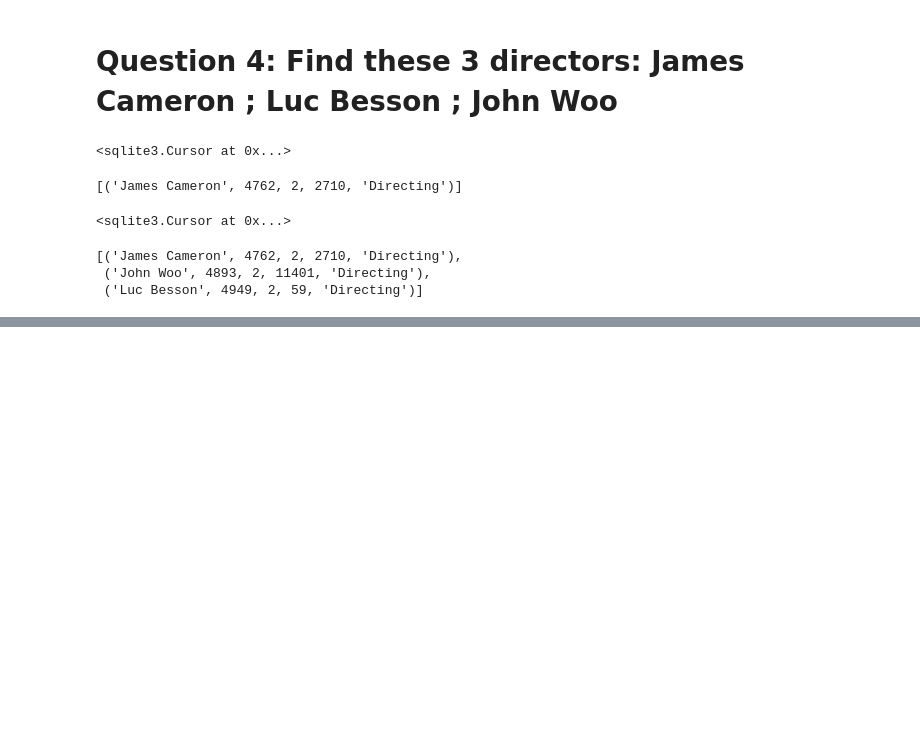
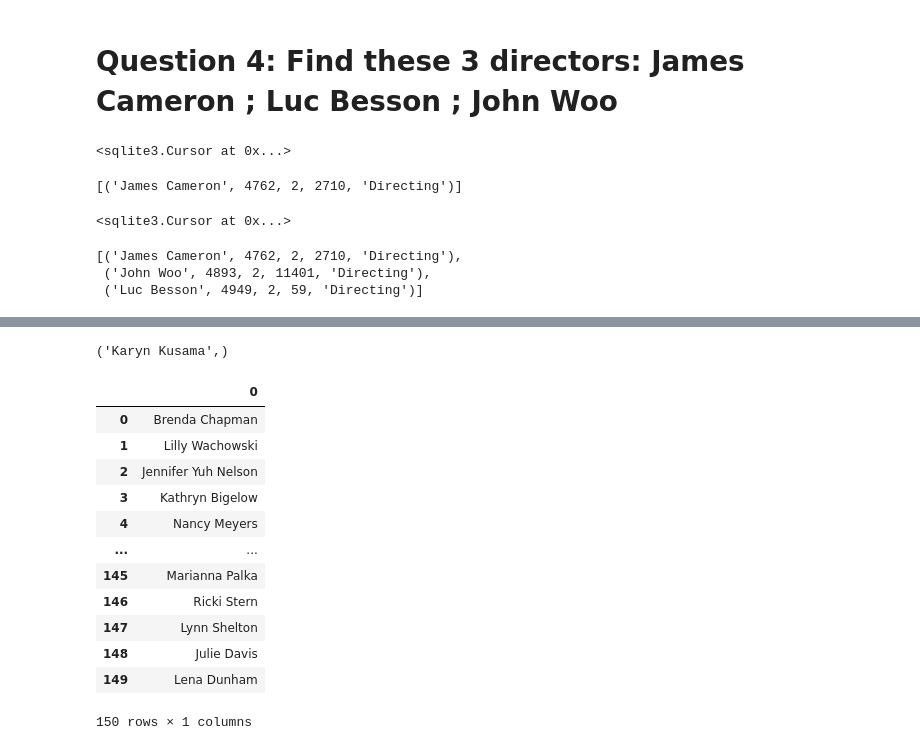
Before and after one commit to sujataprasad01/SQL-Query-IMDB-Dataset-Analysis, a Jupyter notebook: Project1_SQL_Query_IMDB_Dataset_Analysis.ipynb, the cells around one changed output, grey strips where cells are left out. Drawn from its saved outputs; the diff is of its cells as text; code cells hidden in the pictures; blank space fills up the shorter version.

```diff
--- a/Project1_SQL_Query_IMDB_Dataset_Analysis.ipynb
+++ b/Project1_SQL_Query_IMDB_Dataset_Analysis.ipynb
@@ -243,0 +314,2 @@ direct3
+# %%
+female_directors_name = cur.fetchall()
@@ -243,0 +336,4 @@ direct3
+# %%
+female_directors_name[10]
+# %% [output]
+('Karyn Kusama',)
@@ -243,0 +342,18 @@ direct3
+# %%
+df3=pd.DataFrame(female_directors_name )
+# %%
+df3
+# %% [output]
+|  | 0 |
+| 0 | Brenda Chapman |
+| 1 | Lilly Wachowski |
+| 2 | Jennifer Yuh Nelson |
+| 3 | Kathryn Bigelow |
+| 4 | Nancy Meyers |
+| ... | ... |
+| 145 | Marianna Palka |
+| 146 | Ricki Stern |
+| 147 | Lynn Shelton |
+| 148 | Julie Davis |
+| 149 | Lena Dunham |
+150 rows × 1 columns
```
Also changed, not shown: parts of 35 cells of this notebook.
